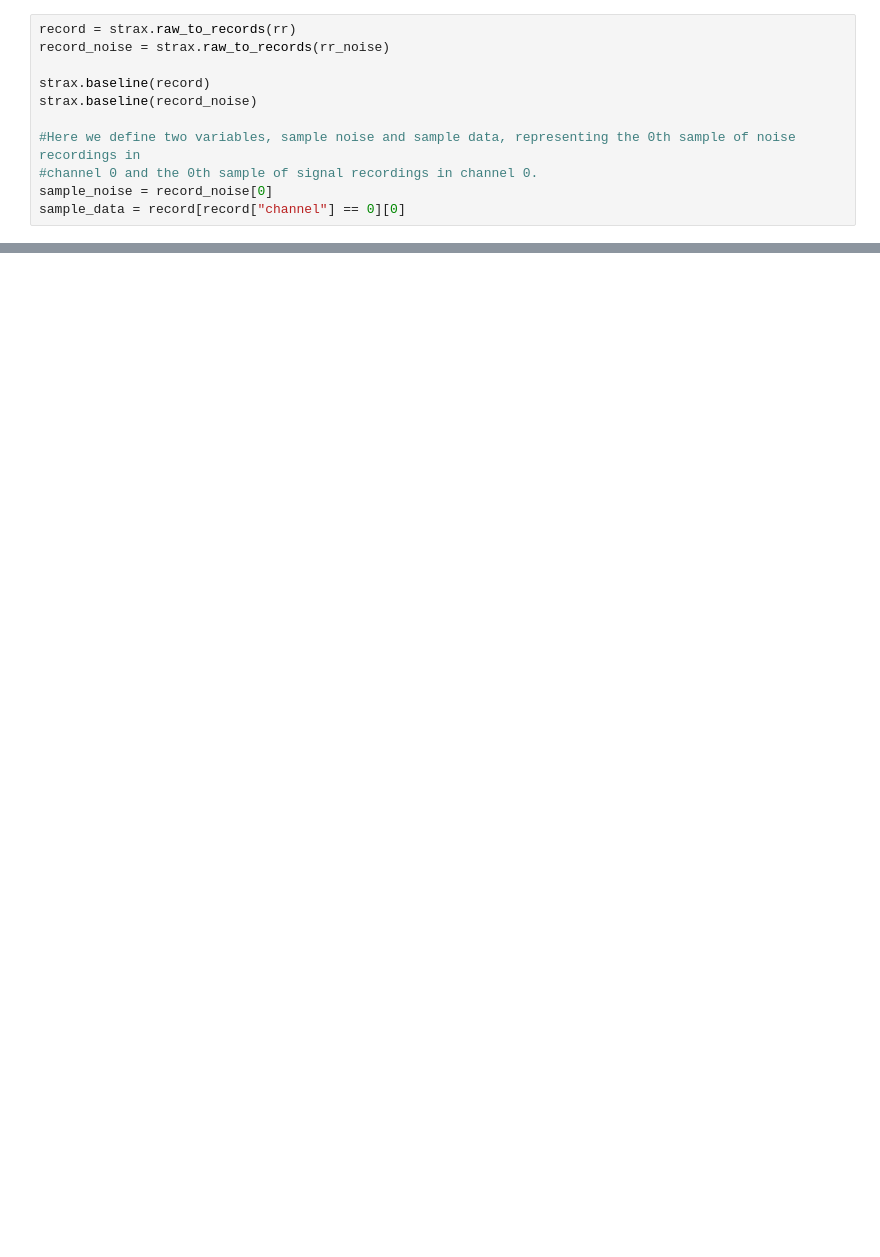
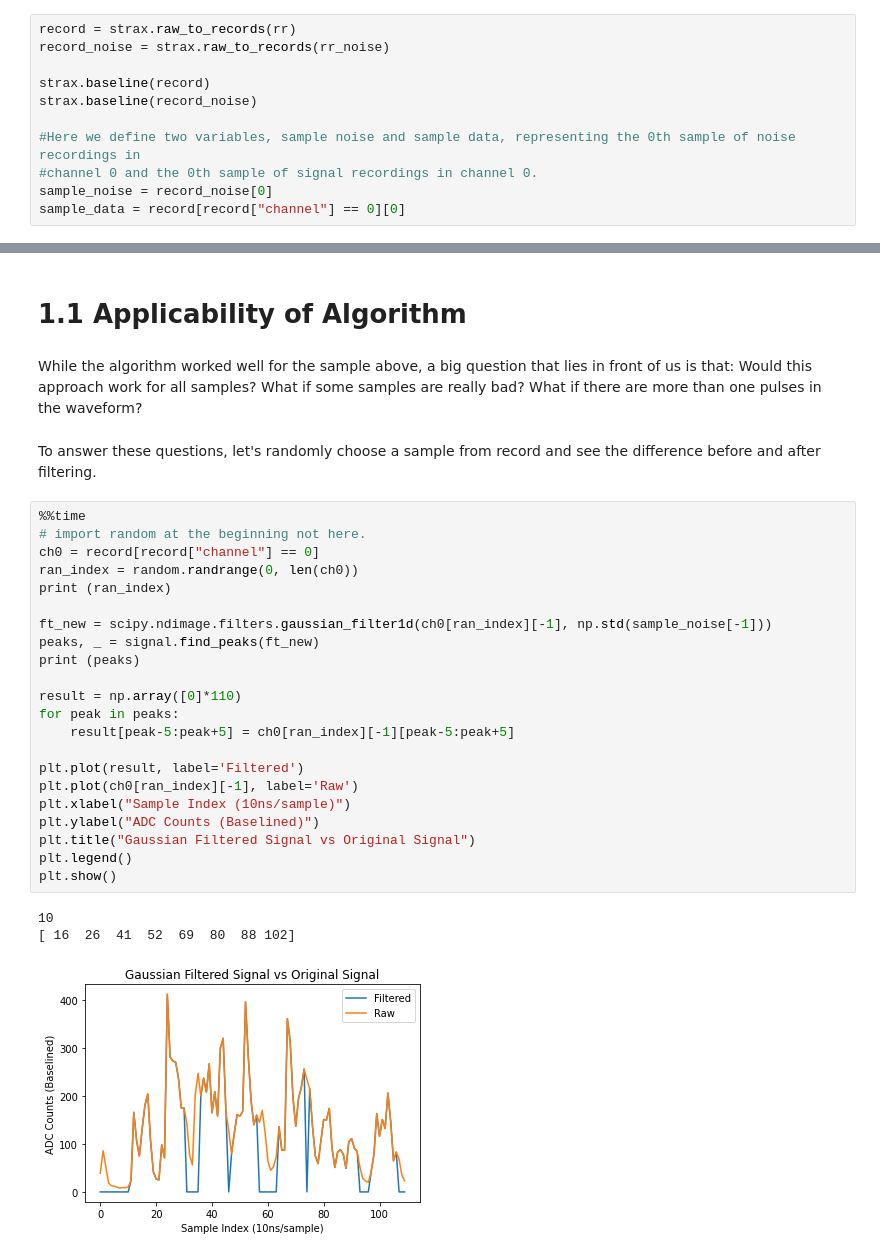
Before and after one commit to RiceAstroparticleLab/signal_processing, a Jupyter notebook: filtering.ipynb, the cells around one changed output, grey strips where cells are left out. Saved outputs shown, nothing was run; the diff lists cells and outputs as text; blank space fills up the shorter version.

```diff
--- a/filtering.ipynb
+++ b/filtering.ipynb
@@ -174,0 +91,32 @@ The gaussian filter above is, on the other hand, more aggresive, and should be u
+# %% [markdown]
+# 1.1 Applicability of Algorithm
+# %% [markdown]
+While the algorithm worked well for the sample above, a big question that lies in front of us is that: Would this approach work for all samples? What if some samples are really bad? What if there are more than one pulses in the waveform?
+# %% [markdown]
+To answer these questions, let's randomly choose a sample from record and see the difference before and after filtering.
+# %%
+%%time
+# import random at the beginning not here.
+ch0 = record[record["channel"] == 0]
+ran_index = random.randrange(0, len(ch0))
+print (ran_index)
+
+ft_new = scipy.ndimage.filters.gaussian_filter1d(ch0[ran_index][-1], np.std(sample_noise[-1]))
+peaks, _ = signal.find_peaks(ft_new)
+print (peaks)
+
+result = np.array([0]*110)
+for peak in peaks:
+    result[peak-5:peak+5] = ch0[ran_index][-1][peak-5:peak+5]
+
+plt.plot(result, label='Filtered')
+plt.plot(ch0[ran_index][-1], label='Raw')
+plt.xlabel("Sample Index (10ns/sample)")
+plt.ylabel("ADC Counts (Baselined)")
+plt.title("Gaussian Filtered Signal vs Original Signal")
+plt.legend()
+plt.show()
+# %% [output]
+10
+[ 16  26  41  52  69  80  88 102]
+[figure, added]
```
Also changed, not shown: parts of 79 cells of this notebook.
